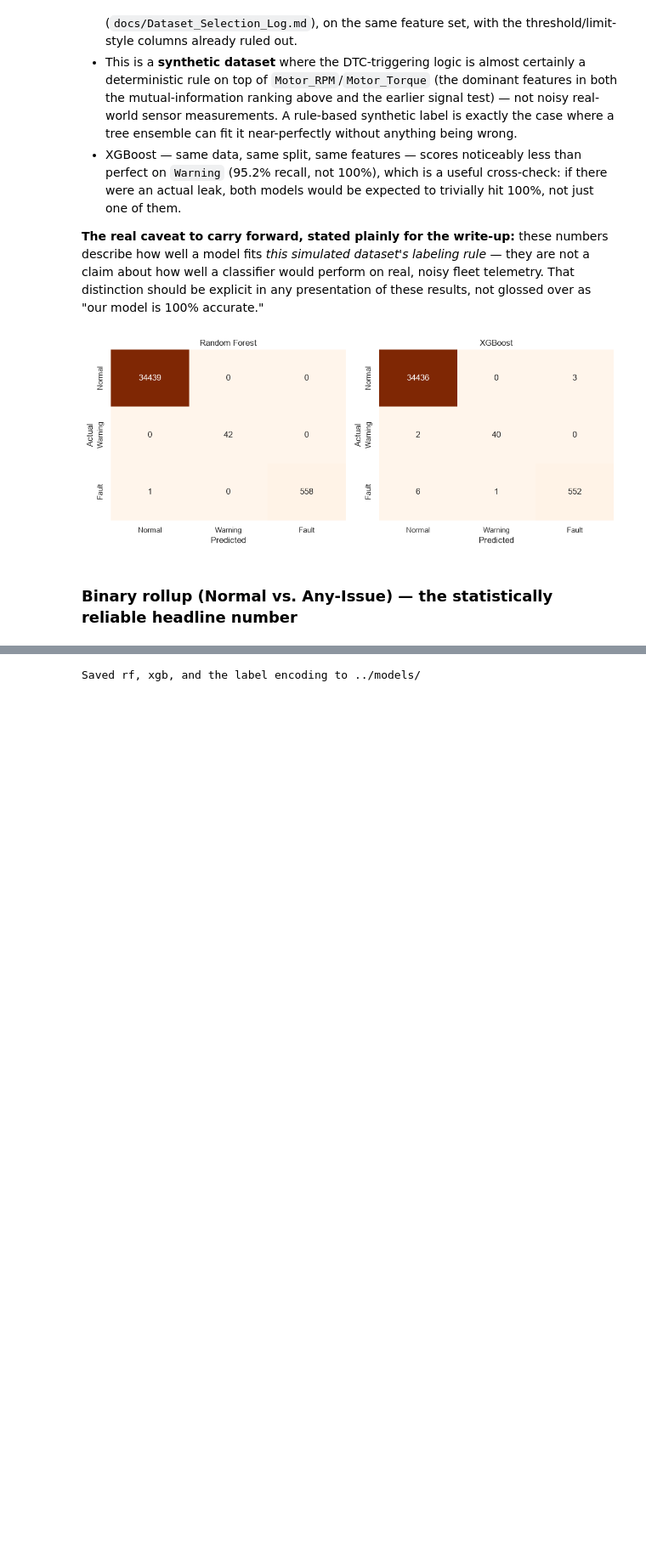
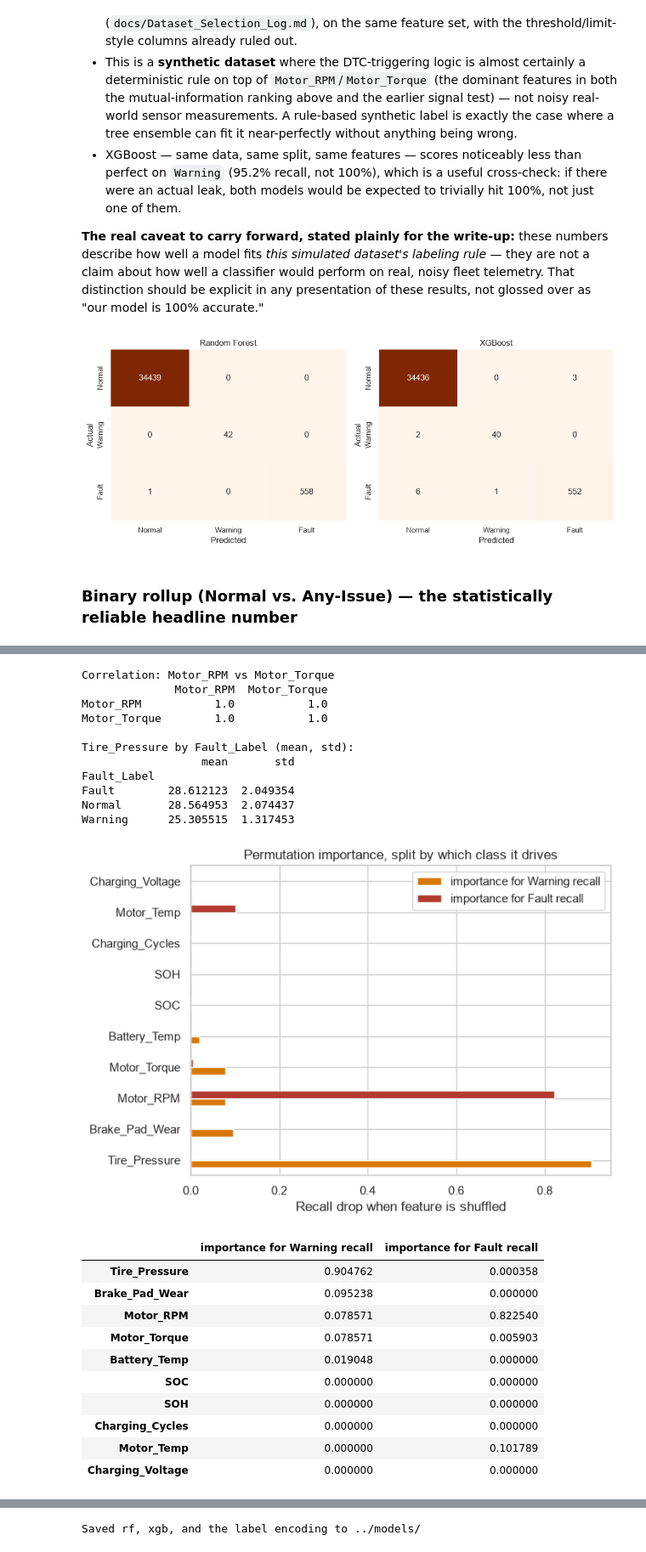
Before and after one commit to harshavardhanratnala-hvr/agentic-ai-vehicle-fault-diagnosis-and-repair-copilot, a Jupyter notebook: notebooks/02_baseline_classifier.ipynb, the cells around one changed output, grey strips where cells are left out. Shown at 85% size. Cells and saved outputs as stored; diff of their text form; code cells hidden in the pictures; blank space fills up the shorter version.

```diff
--- a/notebooks/02_baseline_classifier.ipynb
+++ b/notebooks/02_baseline_classifier.ipynb
@@ -229,0 +335,52 @@ pd.DataFrame(results).set_index("model").round(3)
+# %%
+print("Correlation: Motor_RPM vs Motor_Torque")
+print(df[["Motor_RPM", "Motor_Torque"]].corr())
+print()
+
+print("Tire_Pressure by Fault_Label (mean, std):")
+print(df.groupby("Fault_Label")["Tire_Pressure"].agg(["mean", "std"]))
+print()
+
+from sklearn.metrics import recall_score, make_scorer
+
+warning_recall_scorer = make_scorer(recall_score, labels=["Warning"], average="macro")
+fault_recall_scorer = make_scorer(recall_score, labels=["Fault"], average="macro")
+
+perm_warning = permutation_importance(rf, X_test, y_test, scoring=warning_recall_scorer, n_repeats=10, random_state=42, n_jobs=-1)
+perm_fault = permutation_importance(rf, X_test, y_test, scoring=fault_recall_scorer, n_repeats=10, random_state=42, n_jobs=-1)
+
+class_perm = pd.DataFrame({
+    "importance for Warning recall": perm_warning.importances_mean,
+    "importance for Fault recall": perm_fault.importances_mean,
+}, index=SENSOR_COLS).sort_values("importance for Warning recall", ascending=False)
+
+class_perm.plot(kind="barh", figsize=(7, 5), color=["#D97706", "#B23A2E"])
+plt.xlabel("Recall drop when feature is shuffled")
+plt.title("Permutation importance, split by which class it drives")
+plt.tight_layout()
+plt.show()
+class_perm
+# %% [output]
+Correlation: Motor_RPM vs Motor_Torque
+              Motor_RPM  Motor_Torque
+Motor_RPM           1.0           1.0
+Motor_Torque        1.0           1.0
+
+Tire_Pressure by Fault_Label (mean, std):
+                  mean       std
+Fault_Label
+Fault        28.612123  2.049354
+Normal       28.564953  2.074437
+Warning      25.305515  1.317453
+[figure, added]
+|  | importance for Warning recall | importance for Fault recall |
+| Tire_Pressure | 0.904762 | 0.000358 |
+| Brake_Pad_Wear | 0.095238 | 0.000000 |
+| Motor_RPM | 0.078571 | 0.822540 |
+| Motor_Torque | 0.078571 | 0.005903 |
+| Battery_Temp | 0.019048 | 0.000000 |
+| SOC | 0.000000 | 0.000000 |
+| SOH | 0.000000 | 0.000000 |
+| Charging_Cycles | 0.000000 | 0.000000 |
+| Motor_Temp | 0.000000 | 0.101789 |
+| Charging_Voltage | 0.000000 | 0.000000 |
```
Also changed, not shown: parts of 9 cells of this notebook.
